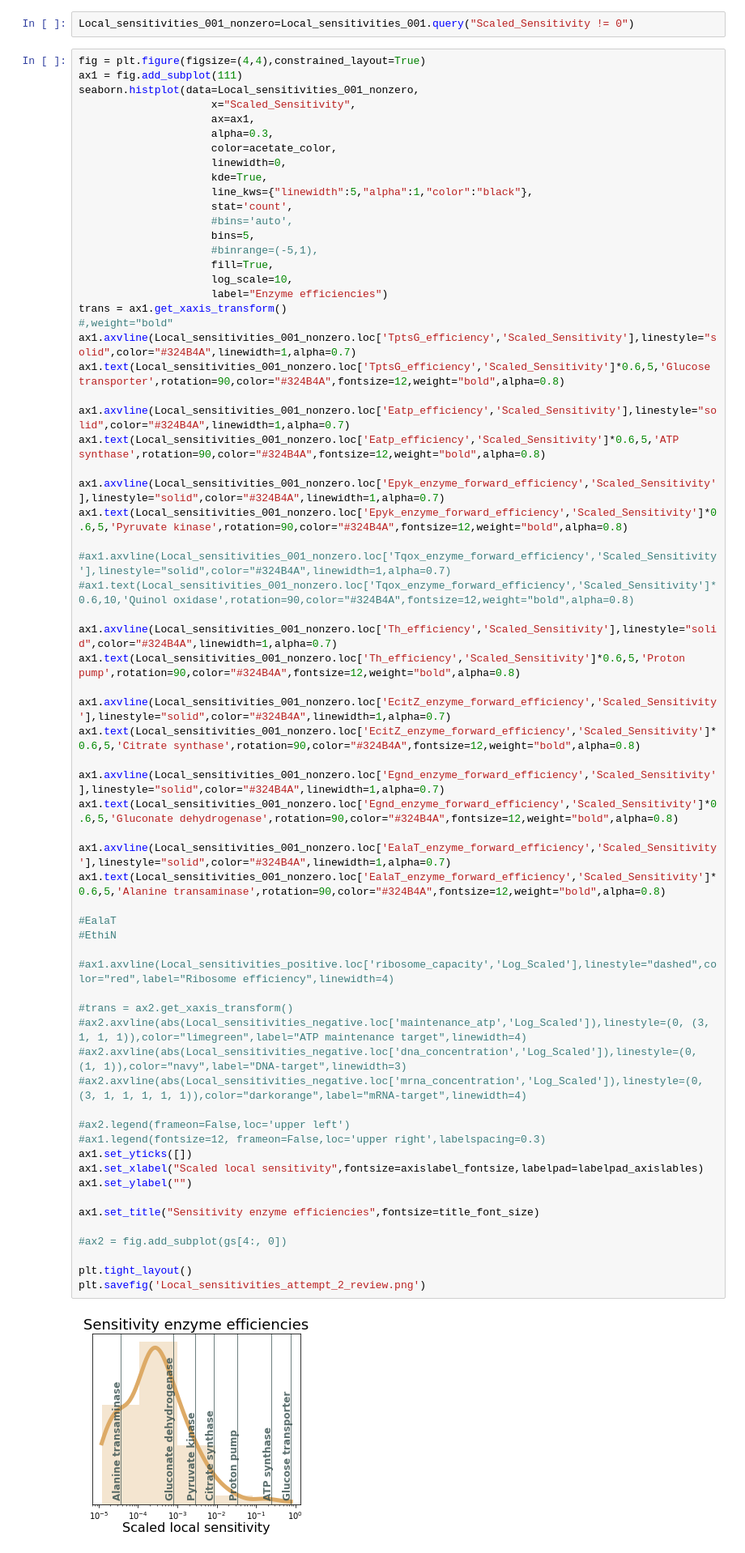
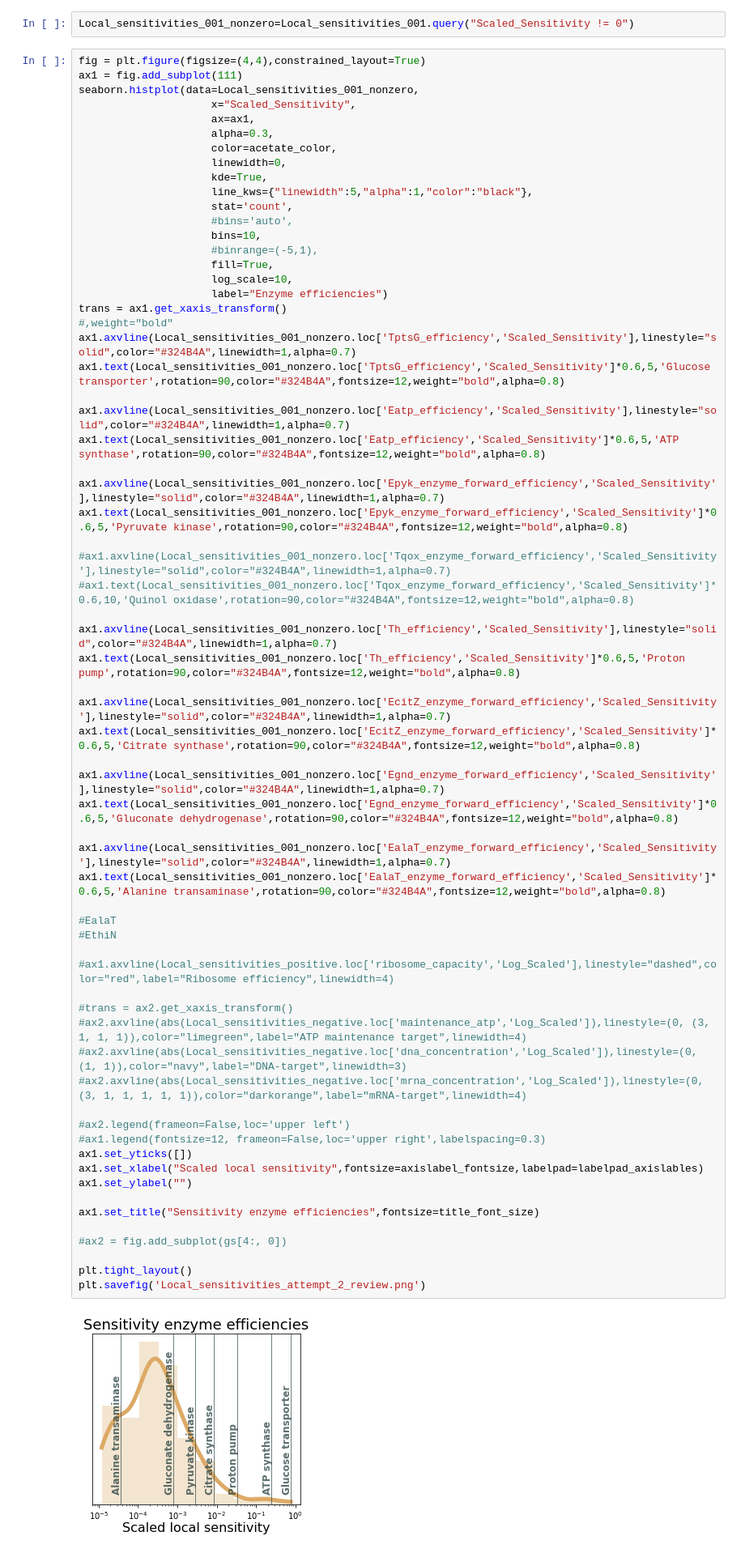
Before and after one commit to SysBioInra/rbatools, a Jupyter notebook: figure_for_manuscript/loc sens.ipynb, the cells around one changed output. Shown: that part at 81% size. Drawn from its saved outputs; the diff is of its cells as text.

```diff
--- a/figure_for_manuscript/loc sens.ipynb
+++ b/figure_for_manuscript/loc sens.ipynb
@@ -42,7 +42,7 @@ seaborn.histplot(data=Local_sensitivities_001_nonzero,
                      line_kws={"linewidth":5,"alpha":1,"color":"black"},
                      stat='count',
                      #bins='auto',
-                     bins=5,
+                     bins=10,
                      #binrange=(-5,1),
                      fill=True,
                      log_scale=10,
@@ -69,31 +69,31 @@ ax1.text(Local_sensitivities_001_nonzero.loc['EcitZ_enzyme_forward_efficiency','
 
 ax1.axvline(Local_sensitivities_001_nonzero.loc['Egnd_enzyme_forward_efficiency','Scaled_Sensitivity'],linestyle="solid",color="#324B4A",linewidth=1,alpha=0.7)
 ax1.text(Local_sensitivities_001_nonzero.loc['Egnd_enzyme_forward_efficiency','Scaled_Sensitivity']*0.6,5,'Gluconate dehydrogenase',rotation=90,color="#324B4A",fontsize=12,weight="bold",alpha=0.8)
 
 ax1.axvline(Local_sensitivities_001_nonzero.loc['EalaT_enzyme_forward_efficiency','Scaled_Sensitivity'],linestyle="solid",color="#324B4A",linewidth=1,alpha=0.7)
 ax1.text(Local_sensitivities_001_nonzero.loc['EalaT_enzyme_forward_efficiency','Scaled_Sensitivity']*0.6,5,'Alanine transaminase',rotation=90,color="#324B4A",fontsize=12,weight="bold",alpha=0.8)
 
 #EalaT
 #EthiN
 
 #ax1.axvline(Local_sensitivities_positive.loc['ribosome_capacity','Log_Scaled'],linestyle="dashed",color="red",label="Ribosome efficiency",linewidth=4)
 
 #trans = ax2.get_xaxis_transform()
 #ax2.axvline(abs(Local_sensitivities_negative.loc['maintenance_atp','Log_Scaled']),linestyle=(0, (3, 1, 1, 1)),color="limegreen",label="ATP maintenance target",linewidth=4)
 #ax2.axvline(abs(Local_sensitivities_negative.loc['dna_concentration','Log_Scaled']),linestyle=(0, (1, 1)),color="navy",label="DNA-target",linewidth=3)
 #ax2.axvline(abs(Local_sensitivities_negative.loc['mrna_concentration','Log_Scaled']),linestyle=(0, (3, 1, 1, 1, 1, 1)),color="darkorange",label="mRNA-target",linewidth=4)
 
 #ax2.legend(frameon=False,loc='upper left')
 #ax1.legend(fontsize=12, frameon=False,loc='upper right',labelspacing=0.3)
 ax1.set_yticks([])
 ax1.set_xlabel("Scaled local sensitivity",fontsize=axislabel_fontsize,labelpad=labelpad_axislables)
 ax1.set_ylabel("")
 
 ax1.set_title("Sensitivity enzyme efficiencies",fontsize=title_font_size)
 
 #ax2 = fig.add_subplot(gs[4:, 0])
 
 plt.tight_layout()
 plt.savefig('Local_sensitivities_attempt_2_review.png')
 # %% [output]
-[figure, old version]
+[figure, new version]
```
Also changed, not shown: parts of 1 cell of this notebook.
